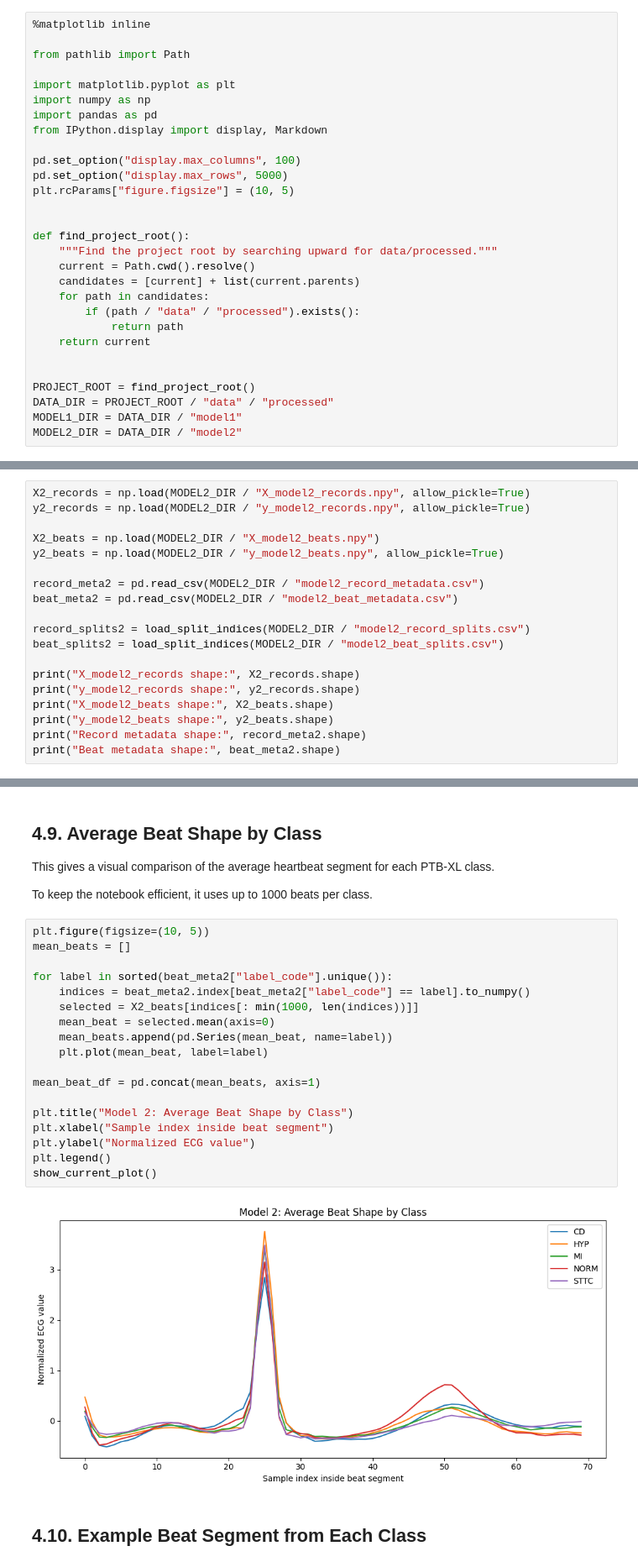
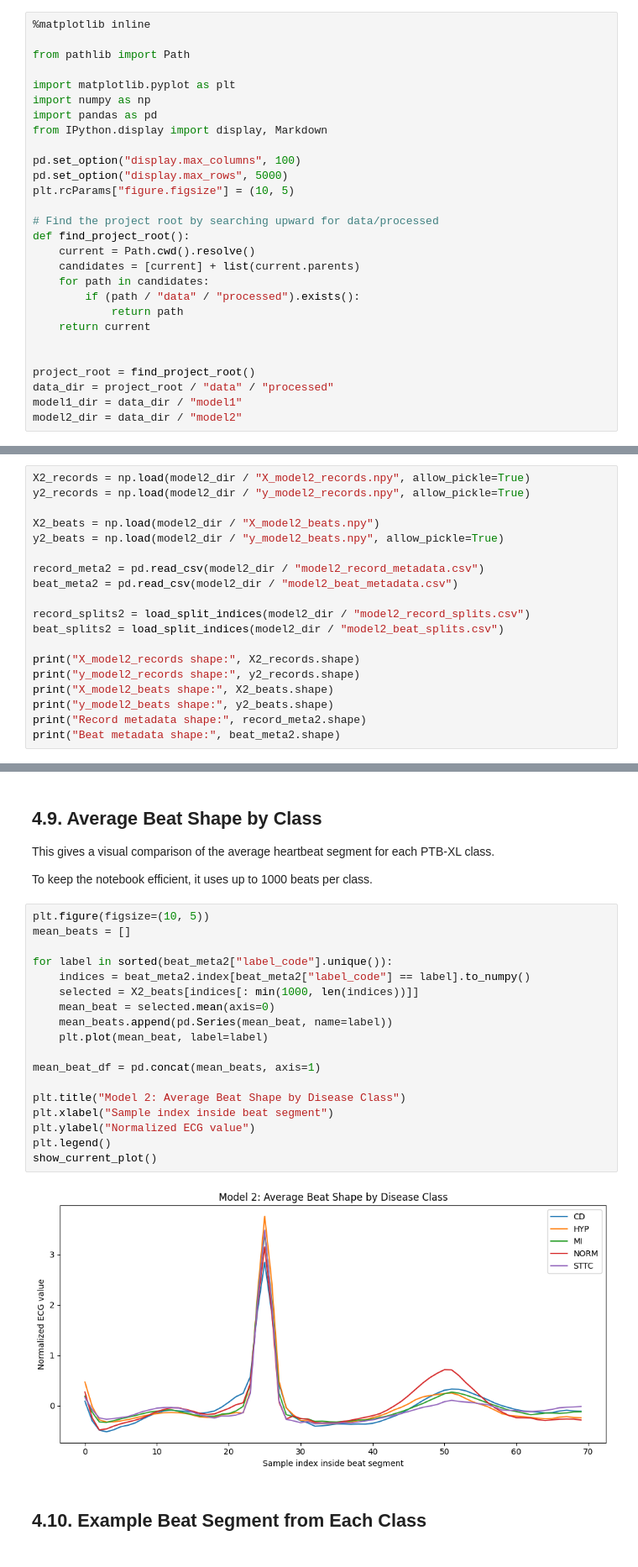
Before and after one commit to magdalena-ivanova-ds/ECG-Analysis-Pipeline, a Jupyter notebook: notebook_eda/EDA.ipynb, the cells around one changed output, grey strips where cells are left out. Shown at 84% size. Saved outputs shown, nothing was run; the diff lists cells and outputs as text.

```diff
--- a/notebook_eda/EDA.ipynb
+++ b/notebook_eda/EDA.ipynb
@@ -29,9 +29,8 @@ pd.set_option("display.max_columns", 100)
 pd.set_option("display.max_rows", 5000)
 plt.rcParams["figure.figsize"] = (10, 5)
 
-
+# Find the project root by searching upward for data/processed
 def find_project_root():
-    """Find the project root by searching upward for data/processed."""
     current = Path.cwd().resolve()
     candidates = [current] + list(current.parents)
     for path in candidates:
@@ -40,10 +39,10 @@ def find_project_root():
     return current
 
 
-PROJECT_ROOT = find_project_root()
-DATA_DIR = PROJECT_ROOT / "data" / "processed"
-MODEL1_DIR = DATA_DIR / "model1"
-MODEL2_DIR = DATA_DIR / "model2"
+project_root = find_project_root()
+data_dir = project_root / "data" / "processed"
+model1_dir = data_dir / "model1"
+model2_dir = data_dir / "model2"
 # %% [markdown]
 ## 2. Helper Functions
 # %%
@@ -327,17 +326,17 @@ The record-level files are also analyzed for comparison.
 # %% [markdown]
 ## 4.1. Load Model 2 Data
 # %%
-X2_records = np.load(MODEL2_DIR / "X_model2_records.npy", allow_pickle=True)
-y2_records = np.load(MODEL2_DIR / "y_model2_records.npy", allow_pickle=True)
+X2_records = np.load(model2_dir / "X_model2_records.npy", allow_pickle=True)
+y2_records = np.load(model2_dir / "y_model2_records.npy", allow_pickle=True)
 
-X2_beats = np.load(MODEL2_DIR / "X_model2_beats.npy")
-y2_beats = np.load(MODEL2_DIR / "y_model2_beats.npy", allow_pickle=True)
+X2_beats = np.load(model2_dir / "X_model2_beats.npy")
+y2_beats = np.load(model2_dir / "y_model2_beats.npy", allow_pickle=True)
 
-record_meta2 = pd.read_csv(MODEL2_DIR / "model2_record_metadata.csv")
-beat_meta2 = pd.read_csv(MODEL2_DIR / "model2_beat_metadata.csv")
+record_meta2 = pd.read_csv(model2_dir / "model2_record_metadata.csv")
+beat_meta2 = pd.read_csv(model2_dir / "model2_beat_metadata.csv")
 
-record_splits2 = load_split_indices(MODEL2_DIR / "model2_record_splits.csv")
-beat_splits2 = load_split_indices(MODEL2_DIR / "model2_beat_splits.csv")
+record_splits2 = load_split_indices(model2_dir / "model2_record_splits.csv")
+beat_splits2 = load_split_indices(model2_dir / "model2_beat_splits.csv")
 
 print("X_model2_records shape:", X2_records.shape)
 print("y_model2_records shape:", y2_records.shape)
@@ -661,23 +660,23 @@ To keep the notebook efficient, it uses up to 1000 beats per class.
 # %%
 plt.figure(figsize=(10, 5))
 mean_beats = []
 
 for label in sorted(beat_meta2["label_code"].unique()):
     indices = beat_meta2.index[beat_meta2["label_code"] == label].to_numpy()
     selected = X2_beats[indices[: min(1000, len(indices))]]
     mean_beat = selected.mean(axis=0)
     mean_beats.append(pd.Series(mean_beat, name=label))
     plt.plot(mean_beat, label=label)
 
 mean_beat_df = pd.concat(mean_beats, axis=1)
 
-plt.title("Model 2: Average Beat Shape by Class")
+plt.title("Model 2: Average Beat Shape by Disease Class")
 plt.xlabel("Sample index inside beat segment")
 plt.ylabel("Normalized ECG value")
 plt.legend()
 show_current_plot()
 # %% [output]
-[figure, old version]
+[figure, new version]
 # %% [markdown]
 ## 4.10. Example Beat Segment from Each Class
 # %%
```
Also changed, not shown: parts of 1 cell of this notebook.
